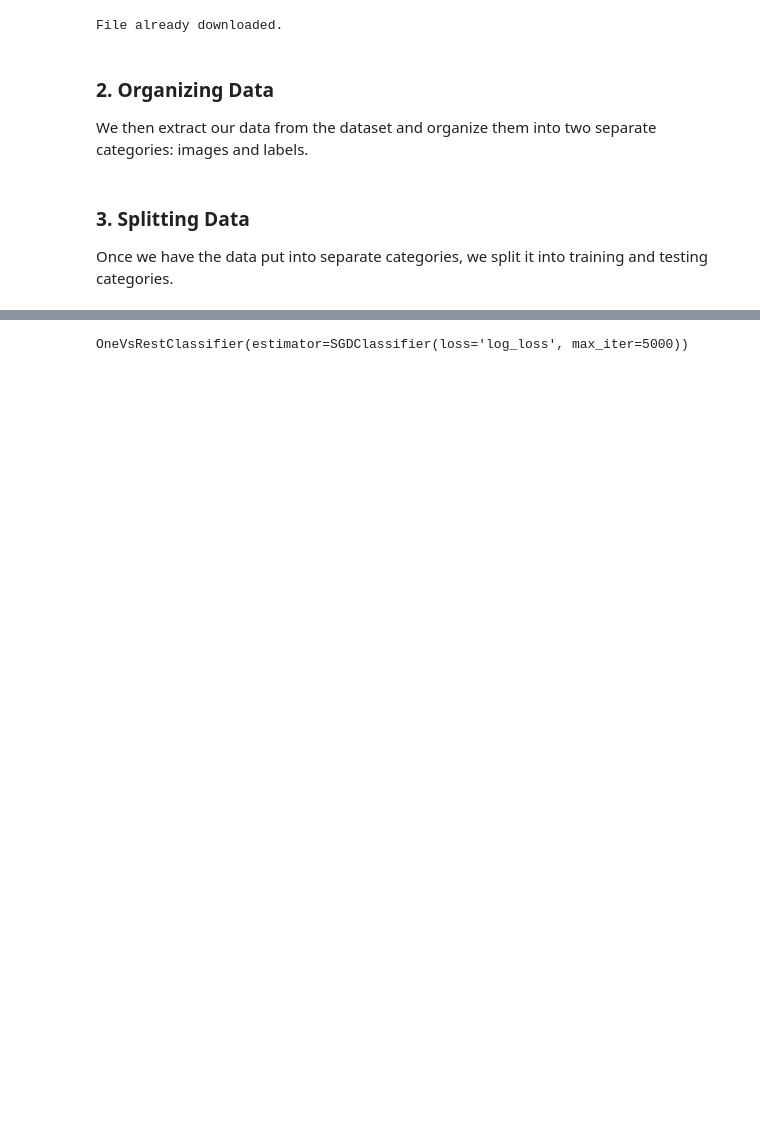
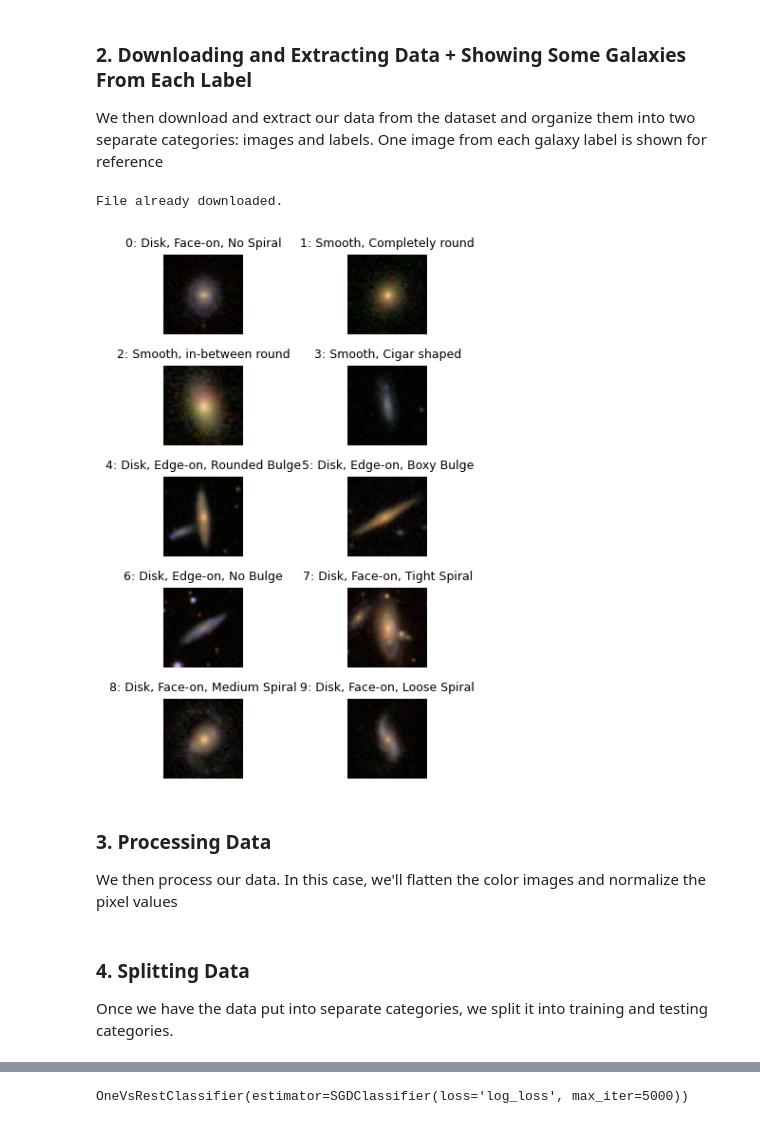
Before and after one commit to gfernan5/galaxy_classifier, a Jupyter notebook: galaxy_classifier.ipynb, the cells around one changed output, grey strips where cells are left out. Saved outputs shown, nothing was run; the diff lists cells and outputs as text; code cells hidden in the pictures; blank space fills up the shorter version.

```diff
--- a/galaxy_classifier.ipynb
+++ b/galaxy_classifier.ipynb
@@ -31,22 +31,64 @@ from sklearn.linear_model import SGDClassifier
 from sklearn.utils import shuffle
 from sklearn.decomposition import PCA
 from sklearn.metrics import accuracy_score
-
-# Document how to download + import the dataset
-url = "https://zenodo.org/records/10844811/files/Galaxy10.h5"
-file_name = "Galaxy10.h5"
-
-response = requests.get(url, stream=True)
-if os.path.exists("Galaxy10.h5"):
-    print("File already downloaded.")
-else:
-    with open(file_name, "wb") as f:
-        for chunk in response.iter_content(chunk_size=8192):
-            f.write(chunk)
-    print("Download complete!")
-# %% [output]
-File already downloaded.
 # %% [markdown]
-### 2. Organizing Data
-We then extract our data from the dataset and organize them into two separate categories: images and labels.
+### 2. Downloading and Extracting Data + Showing Some Galaxies From Each Label
+We then download and extract our data from the dataset and organize them into two separate categories: images and labels. One image from each galaxy label is shown for reference
+# %%
+# Document how to download + import the dataset
+url = "https://zenodo.org/records/10844811/files/Galaxy10.h5"
+file_name = "Galaxy10.h5"
+
+response = requests.get(url, stream=True)
+if os.path.exists("Galaxy10.h5"):
+    print("File already downloaded.")
+else:
+    with open(file_name, "wb") as f:
+        for chunk in response.iter_content(chunk_size=8192):
+            f.write(chunk)
+    print("Download complete!")
+
+# To get the images and labels from file
+with h5py.File(file_name, 'r') as data:
+    images = np.array(data['images'])
+    labels = np.array(data['ans'])
+
+label_names = [
+        "Disk, Face-on, No Spiral",
+        "Smooth, Completely round",
+        "Smooth, in-between round",
+        "Smooth, Cigar shaped",
+        "Disk, Edge-on, Rounded Bulge",
+        "Disk, Edge-on, Boxy Bulge",
+        "Disk, Edge-on, No Bulge",
+        "Disk, Face-on, Tight Spiral",
+        "Disk, Face-on, Medium Spiral",
+        "Disk, Face-on, Loose Spiral"
+    ]
+
+# Find one sample per unique label
+unique_classes = np.unique(labels)
+class_examples = []
+
+for class_id in unique_classes:
+    idx = np.where(labels == class_id)[0][0]
+    class_examples.append((images[idx], class_id))
+
+# Plot in 5 rows of 2
+fig, axes = plt.subplots(5, 2, figsize=(5, 6))
+axes = axes.flatten()
+
+for i, (img, label) in enumerate(class_examples):
+    axes[i].imshow(img)
+    axes[i].set_title(f"{label}: {label_names[label]}", fontsize=9)
+    axes[i].axis("off")
+
+plt.tight_layout()
+plt.show()
+# %% [output]
+File already downloaded.
+[figure, added]
+# %% [markdown]
+### 3. Processing Data
+We then process our data. In this case, we'll flatten the color images and normalize the pixel values
 # %%
@@ -63,7 +100,7 @@ y = labels
 # Normalize pixel values between 0 and 1
 X = X.astype(np.float32) / 255.0
 # %% [markdown]
-### 3. Splitting Data
+### 4. Splitting Data
 Once we have the data put into separate categories, we split it into training and testing categories.
 # %%
 # Shuffle the full dataset before splitting
```
Also changed, not shown: parts of 11 cells of this notebook.
